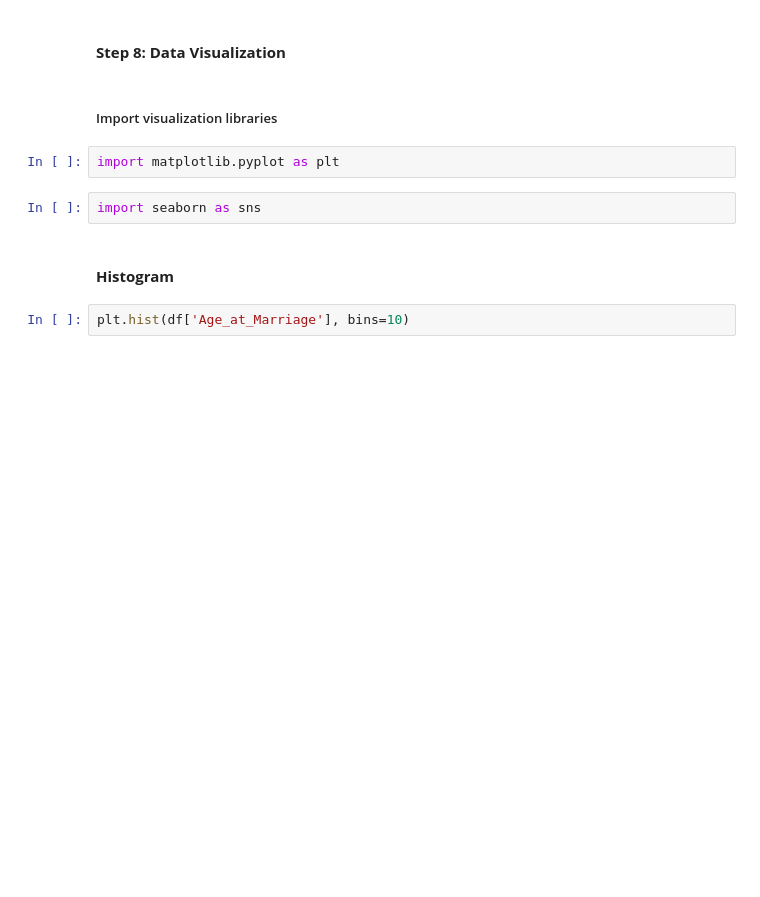
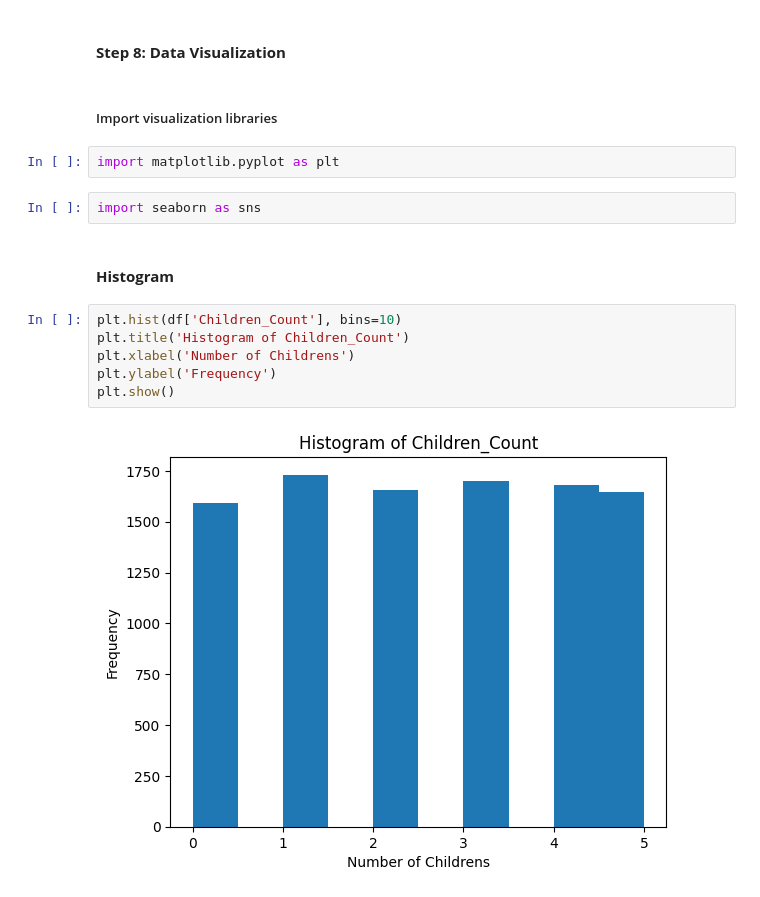
Before and after one commit to 0shanx/0shanx, a Jupyter notebook: DataScience.ipynb, the cells around one changed output. Cells and saved outputs as stored; diff of their text form; blank space fills up the shorter version.

```diff
--- a/DataScience.ipynb
+++ b/DataScience.ipynb
@@ -229,5 +240,11 @@ import matplotlib.pyplot as plt
 import seaborn as sns
 # %% [markdown]
 #### **Histogram**
-# %%
-plt.hist(df['Age_at_Marriage'], bins=10)
+# %%
+plt.hist(df['Children_Count'], bins=10)
+plt.title('Histogram of Children_Count')
+plt.xlabel('Number of Childrens')
+plt.ylabel('Frequency')
+plt.show()
+# %% [output]
+[figure, added]
```
Also changed, not shown: parts of 10 cells of this notebook.
